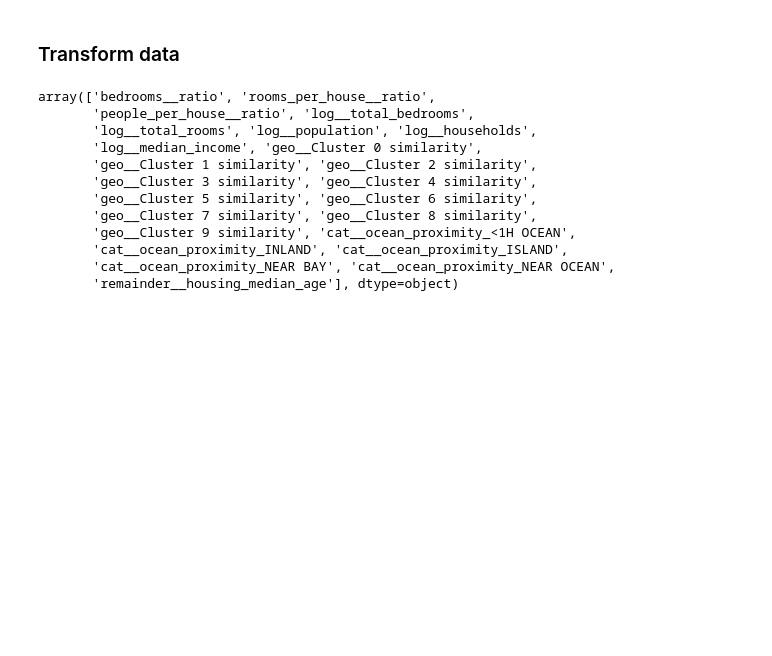
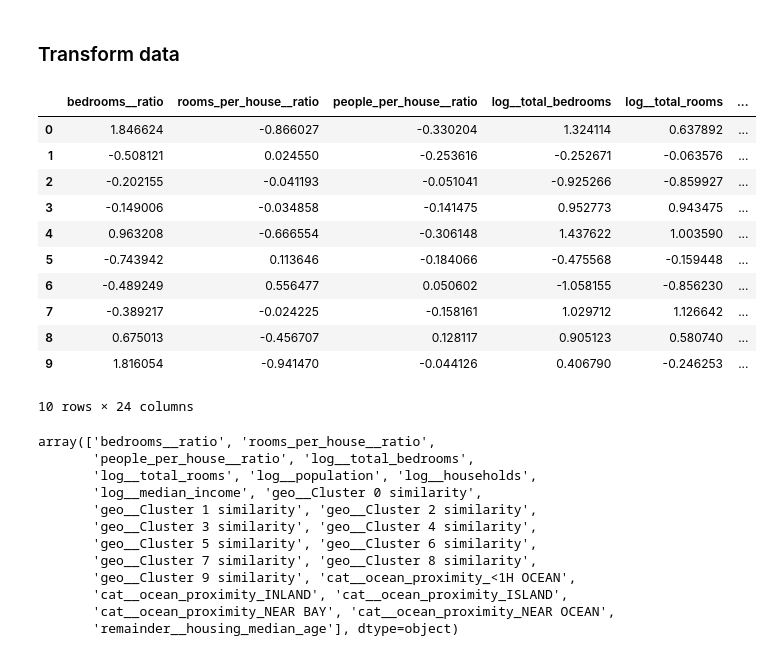
Before and after one commit to eugenesia/hands-on-machine-learning, a Jupyter notebook: Chap_2_Ex_1.ipynb, the cells around one changed output. Cells and saved outputs as stored; diff of their text form; code cells hidden in the pictures; blank space fills up the shorter version.

```diff
--- a/Chap_2_Ex_1.ipynb
+++ b/Chap_2_Ex_1.ipynb
@@ -230,6 +215,22 @@ housing_prepared.shape
 
 # Code might not run in order, so adding this assertion to ensure correctness
 assert housing_prepared.shape == (16512, 24)
+# %%
+# Get a glimpse of the transformed data
+pd.DataFrame(housing_prepared, columns=preprocessing.get_feature_names_out()).head(10)
+# %% [output]
+|  | bedrooms__ratio | rooms_per_house__ratio | people_per_house__ratio | log__total_bedrooms | log__total_rooms | ... |
+| 0 | 1.846624 | -0.866027 | -0.330204 | 1.324114 | 0.637892 | ... |
+| 1 | -0.508121 | 0.024550 | -0.253616 | -0.252671 | -0.063576 | ... |
+| 2 | -0.202155 | -0.041193 | -0.051041 | -0.925266 | -0.859927 | ... |
+| 3 | -0.149006 | -0.034858 | -0.141475 | 0.952773 | 0.943475 | ... |
+| 4 | 0.963208 | -0.666554 | -0.306148 | 1.437622 | 1.003590 | ... |
+| 5 | -0.743942 | 0.113646 | -0.184066 | -0.475568 | -0.159448 | ... |
+| 6 | -0.489249 | 0.556477 | 0.050602 | -1.058155 | -0.856230 | ... |
+| 7 | -0.389217 | -0.024225 | -0.158161 | 1.029712 | 1.126642 | ... |
+| 8 | 0.675013 | -0.456707 | 0.128117 | 0.905123 | 0.580740 | ... |
+| 9 | 1.816054 | -0.941470 | -0.044126 | 0.406790 | -0.246253 | ... |
+10 rows × 24 columns
 # %%
 preprocessing.get_feature_names_out()
 # %% [output]
```
Also changed, not shown: parts of 5 cells of this notebook.
